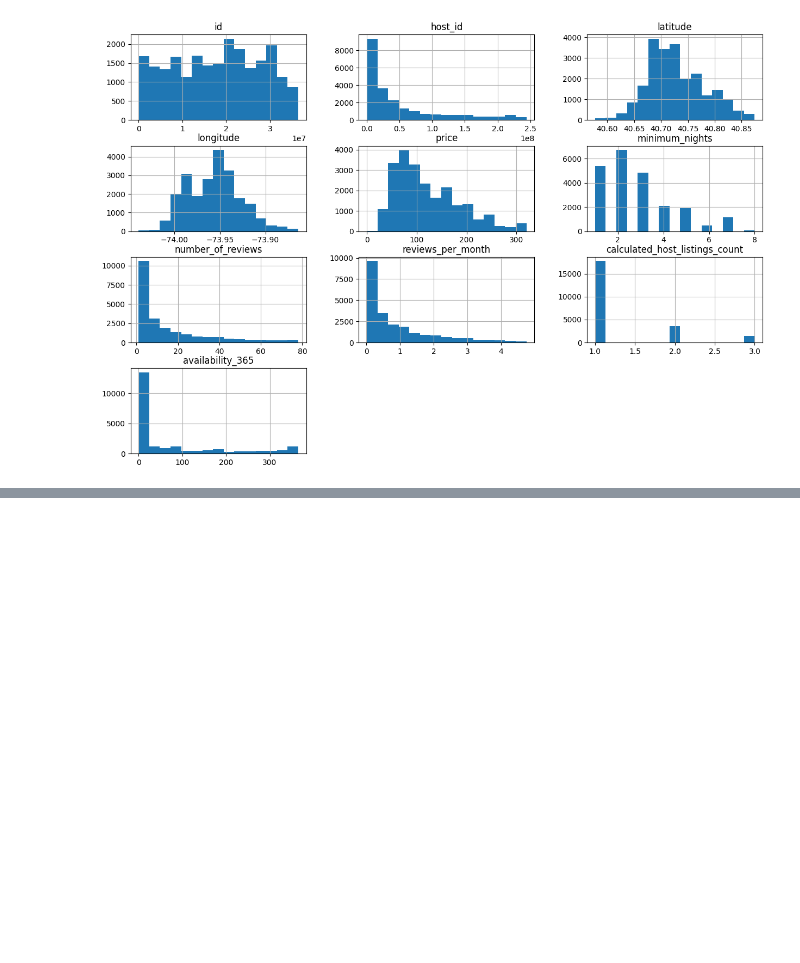
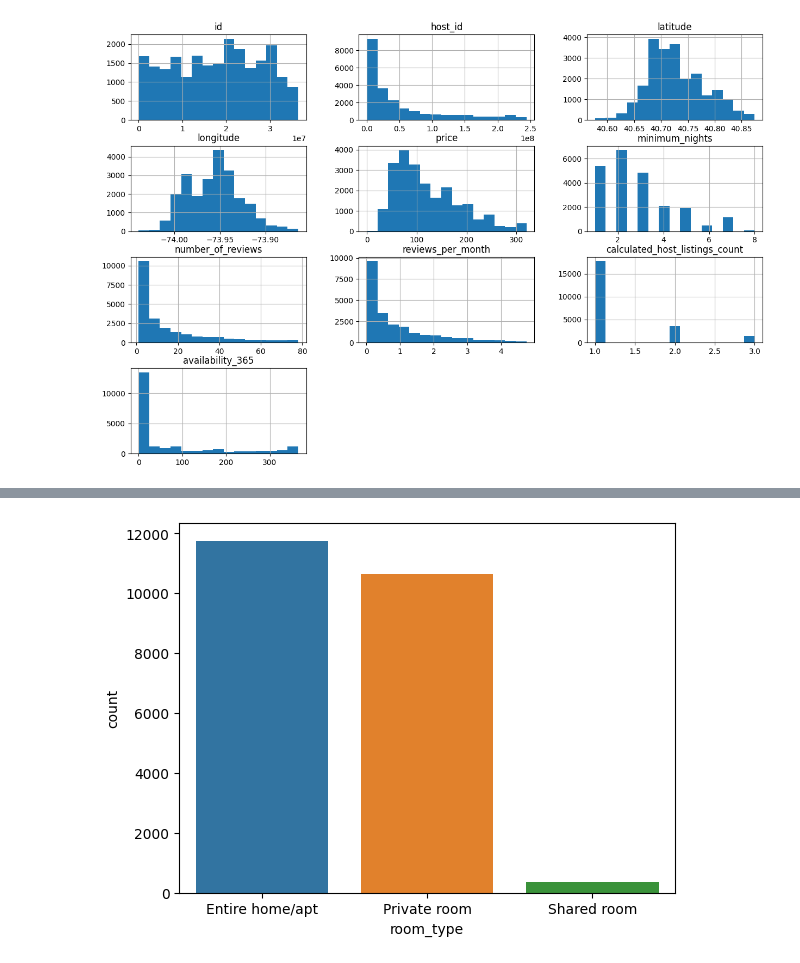
Before and after one commit to Nikhil0314/Capstone-project-1-Airbnb-Bookings-Analysis-EDA, a Jupyter notebook: AirBnb_Booking_Analysis_EDA.ipynb, the cells around one changed output, grey strips where cells are left out. Cells and saved outputs as stored; diff of their text form; code cells hidden in the pictures; blank space fills up the shorter version.

```diff
--- a/AirBnb_Booking_Analysis_EDA.ipynb
+++ b/AirBnb_Booking_Analysis_EDA.ipynb
@@ -246,0 +283,5 @@ sns.barplot()
+# %%
+sns.countplot(x="room_type",data=Data)
+plt.show()
+# %% [output]
+[figure, added]
```
Also changed, not shown: parts of 7 cells of this notebook.
